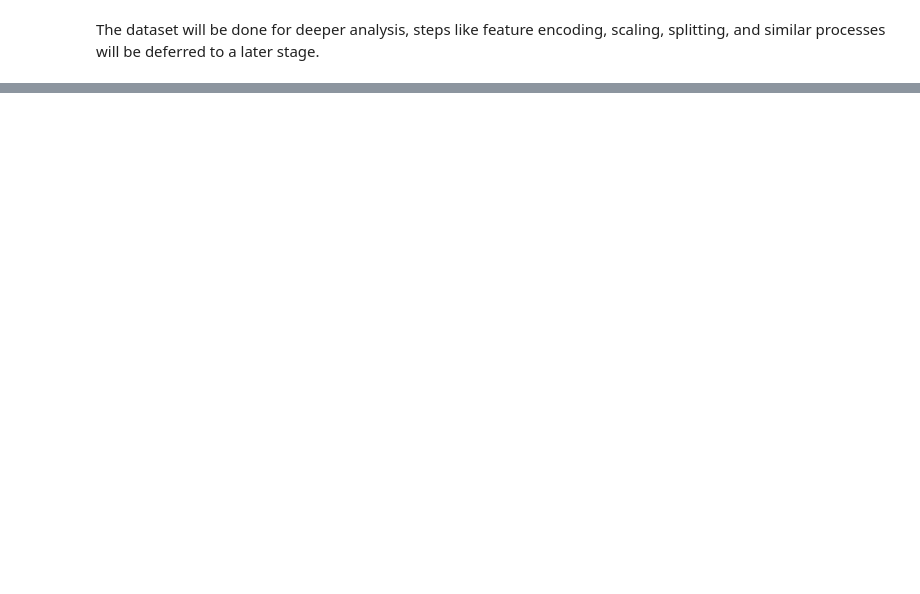
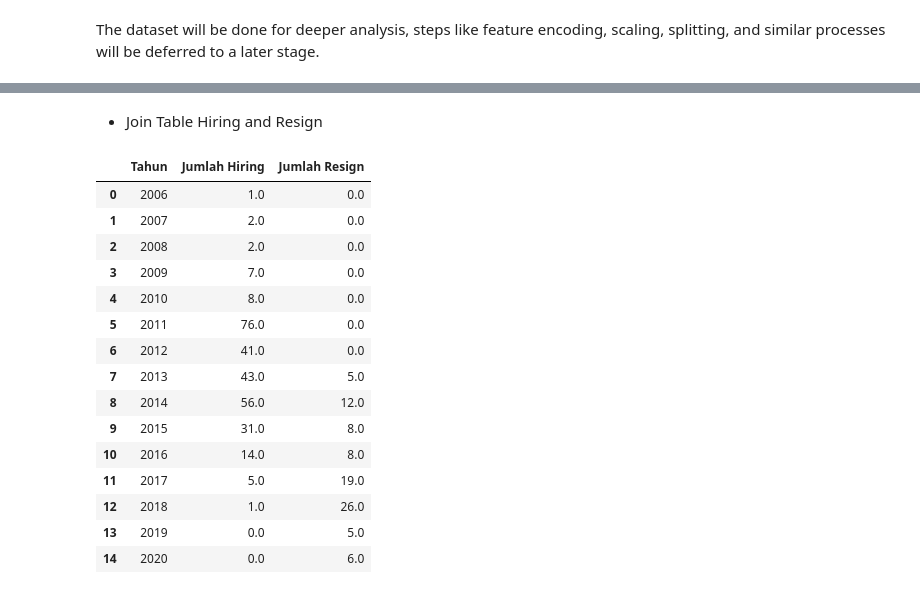
Before and after one commit to kevinusmayadhyw/Improving-Employee-Retention-By-Predicting-Employee-Attrition-Using-Machine-Learning, a Jupyter notebook: Code - Improving Employee Retention By Predicting Employee Attrition Using Machine Learning.ipynb, the cells around one changed output, grey strips where cells are left out. Cells and saved outputs as stored; diff of their text form; code cells hidden in the pictures; blank space fills up the shorter version.

```diff
--- a/Code - Improving Employee Retention By Predicting Employee Attrition Using Machine Learning.ipynb
+++ b/Code - Improving Employee Retention By Predicting Employee Attrition Using Machine Learning.ipynb
@@ -177,7 +179,7 @@ Based on the quantity of missing values in each column, the following actions wi
 - 'AlasanResign' is set to be replaced with 'unknown'.
 - 'SkorKepuasanPegawai', 'JumlahKeikutsertaanProjek', 'JumlahKeterlambatanSebulanTerakhir', and 'JumlahKetidakhadiran' will be replaced with the median. Given the limited data, this approach is suggested to minimize data loss.
 # %%
-df.drop(['IkutProgramLOP', 'TanggalResign'], axis = 1, inplace = True)
+df.drop(['IkutProgramLOP'], axis = 1, inplace = True)
 df["AlasanResign"].fillna("unknown", inplace = True)
 df['SkorKepuasanPegawai'].fillna(df['SkorKepuasanPegawai'].median(), inplace = True)
 df['JumlahKeikutsertaanProjek'].fillna(df['JumlahKeikutsertaanProjek'].median(), inplace = True)
@@ -228,0 +267,23 @@ The dataset will be done for deeper analysis, steps like feature encoding, scali
+# %% [markdown]
+- Join Table Hiring and Resign
+# %%
+df_Number_Changes = pd.merge(df_hiring, df_resign, on='Tahun', how='outer')
+df_Number_Changes.fillna(0, inplace=True)
+df_Number_Changes
+# %% [output]
+|  | Tahun | Jumlah Hiring | Jumlah Resign |
+| 0 | 2006 | 1.0 | 0.0 |
+| 1 | 2007 | 2.0 | 0.0 |
+| 2 | 2008 | 2.0 | 0.0 |
+| 3 | 2009 | 7.0 | 0.0 |
+| 4 | 2010 | 8.0 | 0.0 |
+| 5 | 2011 | 76.0 | 0.0 |
+| 6 | 2012 | 41.0 | 0.0 |
+| 7 | 2013 | 43.0 | 5.0 |
+| 8 | 2014 | 56.0 | 12.0 |
+| 9 | 2015 | 31.0 | 8.0 |
+| 10 | 2016 | 14.0 | 8.0 |
+| 11 | 2017 | 5.0 | 19.0 |
+| 12 | 2018 | 1.0 | 26.0 |
+| 13 | 2019 | 0.0 | 5.0 |
+| 14 | 2020 | 0.0 | 6.0 |
```
Also changed, not shown: parts of 14 cells of this notebook.
